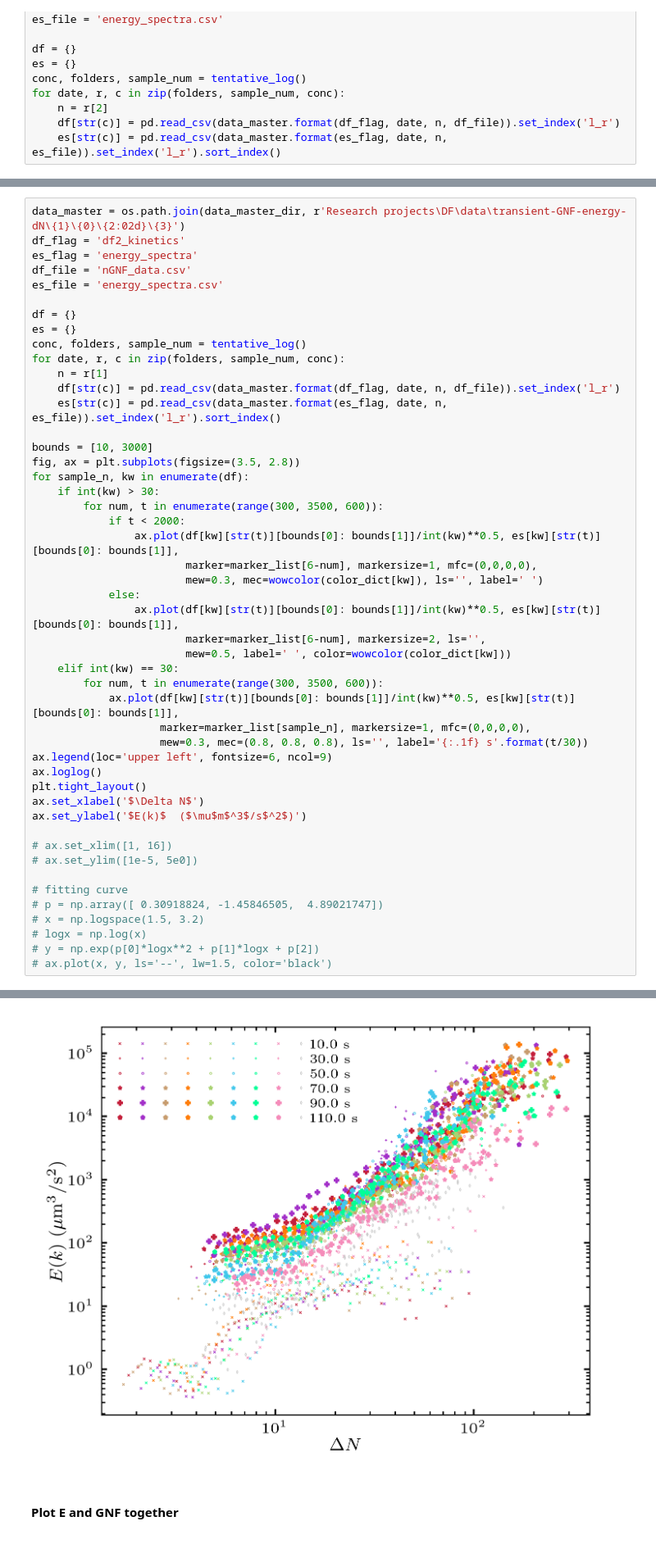
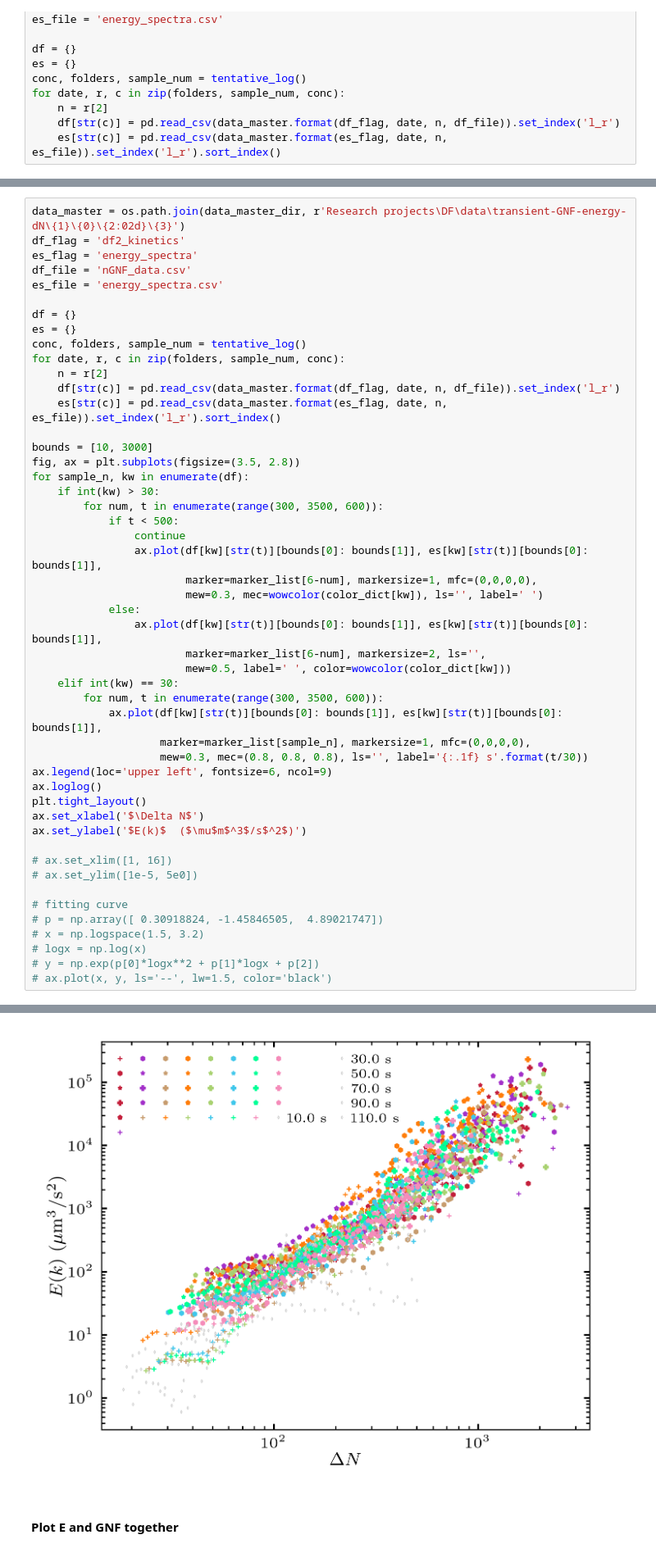
Before and after one commit to ZLoverty/Python, a Jupyter notebook: Correlation/src/fig-5_energy-spectrum.ipynb, the cells around one changed output, grey strips where cells are left out. Shown at 82% size. Cells and saved outputs as stored; diff of their text form.

```diff
--- a/Correlation/src/fig-5_energy-spectrum.ipynb
+++ b/Correlation/src/fig-5_energy-spectrum.ipynb
@@ -632,7 +632,7 @@ df = {}
 es = {}
 conc, folders, sample_num = tentative_log()
 for date, r, c in zip(folders, sample_num, conc):
-    n = r[1]
+    n = r[2]
     df[str(c)] = pd.read_csv(data_master.format(df_flag, date, n, df_file)).set_index('l_r')
     es[str(c)] = pd.read_csv(data_master.format(es_flag, date, n, es_file)).set_index('l_r').sort_index()
 
@@ -640,38 +640,39 @@ bounds = [10, 3000]
 fig, ax = plt.subplots(figsize=(3.5, 2.8))
 for sample_n, kw in enumerate(df):
     if int(kw) > 30:
         for num, t in enumerate(range(300, 3500, 600)):
-            if t < 2000:
-                ax.plot(df[kw][str(t)][bounds[0]: bounds[1]]/int(kw)**0.5, es[kw][str(t)][bounds[0]: bounds[1]],
+            if t < 500:
+                continue
+                ax.plot(df[kw][str(t)][bounds[0]: bounds[1]], es[kw][str(t)][bounds[0]: bounds[1]],
                         marker=marker_list[6-num], markersize=1, mfc=(0,0,0,0),
                         mew=0.3, mec=wowcolor(color_dict[kw]), ls='', label=' ')
             else:
-                ax.plot(df[kw][str(t)][bounds[0]: bounds[1]]/int(kw)**0.5, es[kw][str(t)][bounds[0]: bounds[1]],
+                ax.plot(df[kw][str(t)][bounds[0]: bounds[1]], es[kw][str(t)][bounds[0]: bounds[1]],
                         marker=marker_list[6-num], markersize=2, ls='',
                         mew=0.5, label=' ', color=wowcolor(color_dict[kw]))
     elif int(kw) == 30:
         for num, t in enumerate(range(300, 3500, 600)):
-            ax.plot(df[kw][str(t)][bounds[0]: bounds[1]]/int(kw)**0.5, es[kw][str(t)][bounds[0]: bounds[1]],
+            ax.plot(df[kw][str(t)][bounds[0]: bounds[1]], es[kw][str(t)][bounds[0]: bounds[1]],
                     marker=marker_list[sample_n], markersize=1, mfc=(0,0,0,0),
                     mew=0.3, mec=(0.8, 0.8, 0.8), ls='', label='{:.1f} s'.format(t/30))
 ax.legend(loc='upper left', fontsize=6, ncol=9)
 ax.loglog()
 plt.tight_layout()
 ax.set_xlabel('$\Delta N$')
 ax.set_ylabel('$E(k)$  ($\mu$m$^3$/s$^2$)')
 
 # ax.set_xlim([1, 16])
 # ax.set_ylim([1e-5, 5e0])
 
 # fitting curve
 # p = np.array([ 0.30918824, -1.45846505,  4.89021747])
 # x = np.logspace(1.5, 3.2)
 # logx = np.log(x)
 # y = np.exp(p[0]*logx**2 + p[1]*logx + p[2])
 # ax.plot(x, y, ls='--', lw=1.5, color='black')
 # %% [output]
 Text(87.34906319185, 0.5, '$E(k)$  ($\\mu$m$^3$/s$^2$)')
-[figure, old version]
+[figure, new version]
 # %% [markdown]
 #### Plot E and GNF together
 # %%
```
Also changed, not shown: 2 other files.
